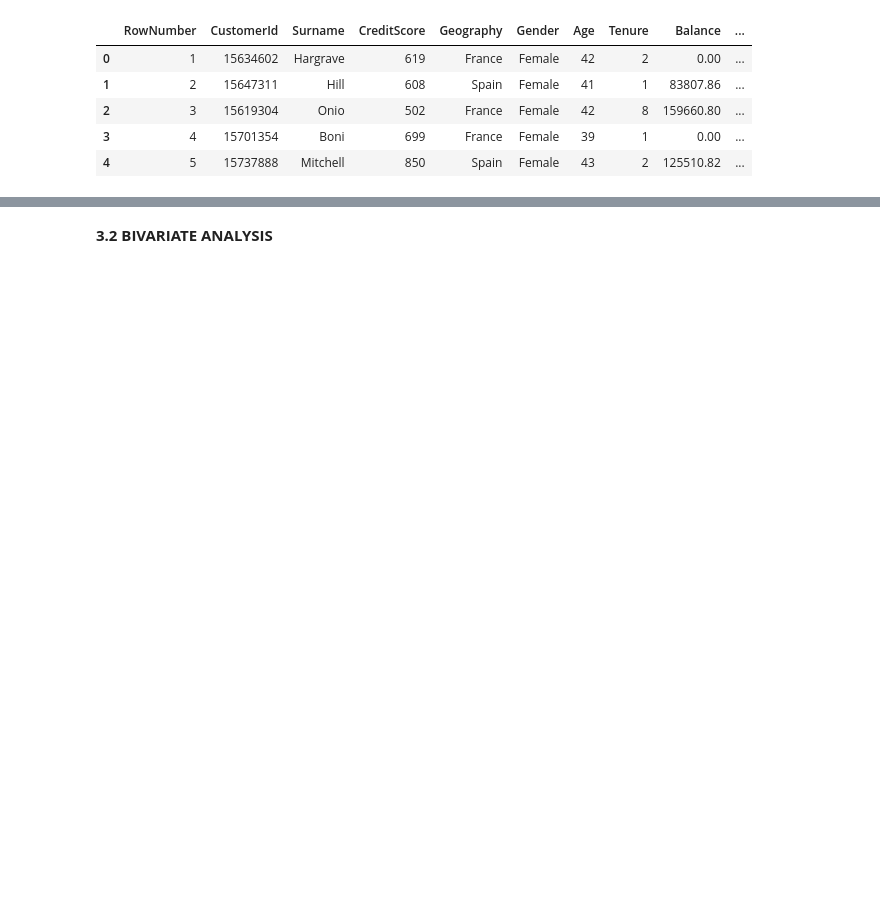
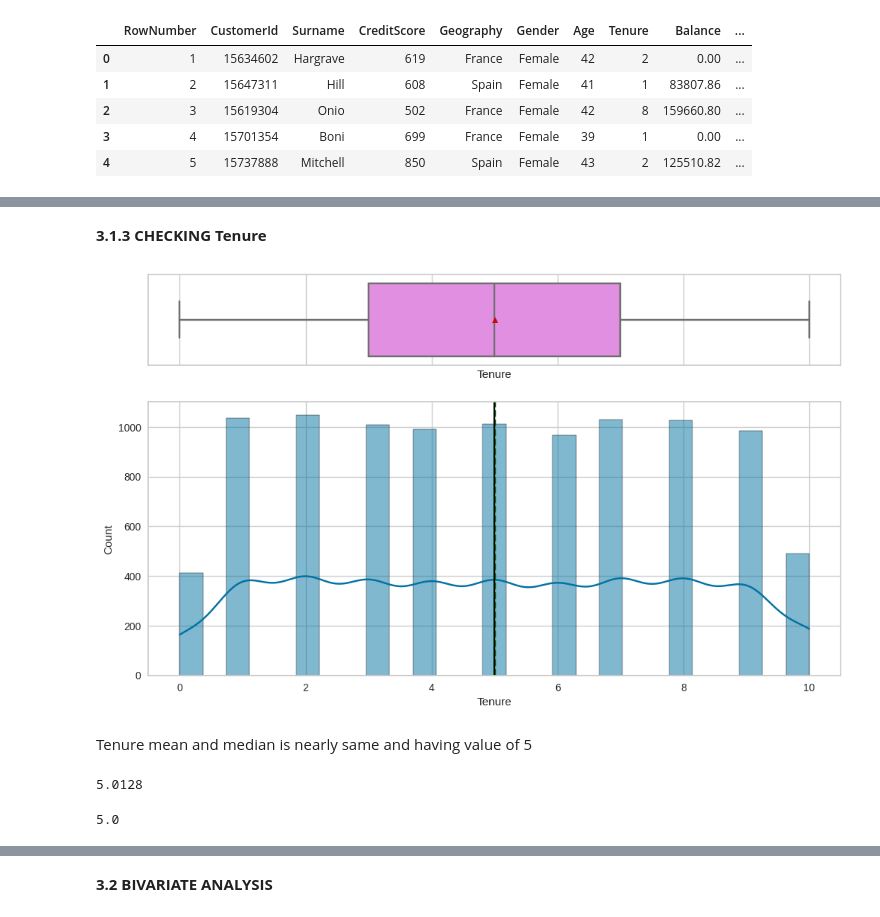
Before and after one commit to muratgguzel/AIML-DeepNN_Project7-BankChurnPrediction, a Jupyter notebook: Murat_Goksenin_Guzel_Project7_v1_1.ipynb, the cells around one changed output, grey strips where cells are left out. Drawn from its saved outputs; the diff is of its cells as text; code cells hidden in the pictures; blank space fills up the shorter version.

```diff
--- a/Murat_Goksenin_Guzel_Project7_v1_1.ipynb
+++ b/Murat_Goksenin_Guzel_Project7_v1_1.ipynb
@@ -514,0 +467,16 @@ data_EDA["Total_calls_made"].median()
+# %% [markdown]
+**3.1.3** **CHECKING Tenure**
+# %%
+histogram_boxplot(data_EDA,"Tenure",kde=True)
+# %% [output]
+[figure, added]
+# %% [markdown]
+Tenure mean and median is nearly same and having value of 5
+# %%
+data_EDA["Tenure"].mean()
+# %% [output]
+5.0128
+# %%
+data_EDA["Tenure"].median()
+# %% [output]
+5.0
```
Also changed, not shown: parts of 46 cells of this notebook.
